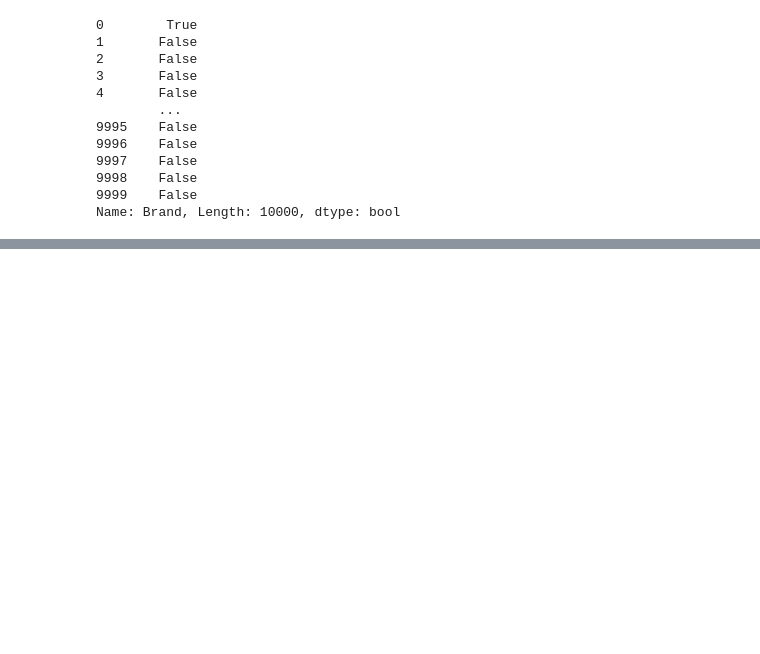
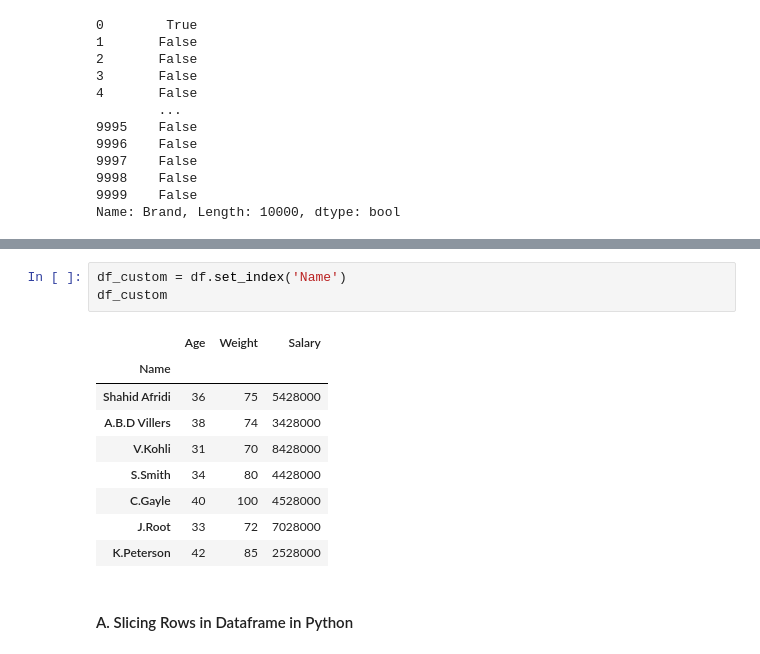
Before and after one commit to Artificial-Intelligence-Appo-Matrix/Python-Labs, a Jupyter notebook: Pandas_labs.ipynb, the cells around one changed output, grey strips where cells are left out. Saved outputs shown, nothing was run; the diff lists cells and outputs as text; blank space fills up the shorter version.

```diff
--- a/Pandas_labs.ipynb
+++ b/Pandas_labs.ipynb
@@ -637,0 +859,15 @@ Name: Brand, Length: 10000, dtype: bool
+# %%
+df_custom = df.set_index('Name')
+df_custom
+# %% [output]
+|  | Age | Weight | Salary |
+| Name |  |  |  |
+| Shahid Afridi | 36 | 75 | 5428000 |
+| A.B.D Villers | 38 | 74 | 3428000 |
+| V.Kohli | 31 | 70 | 8428000 |
+| S.Smith | 34 | 80 | 4428000 |
+| C.Gayle | 40 | 100 | 4528000 |
+| J.Root | 33 | 72 | 7028000 |
+| K.Peterson | 42 | 85 | 2528000 |
+# %% [markdown]
+#### A. Slicing Rows in Dataframe in Python
```
Also changed, not shown: parts of 35 cells of this notebook.
